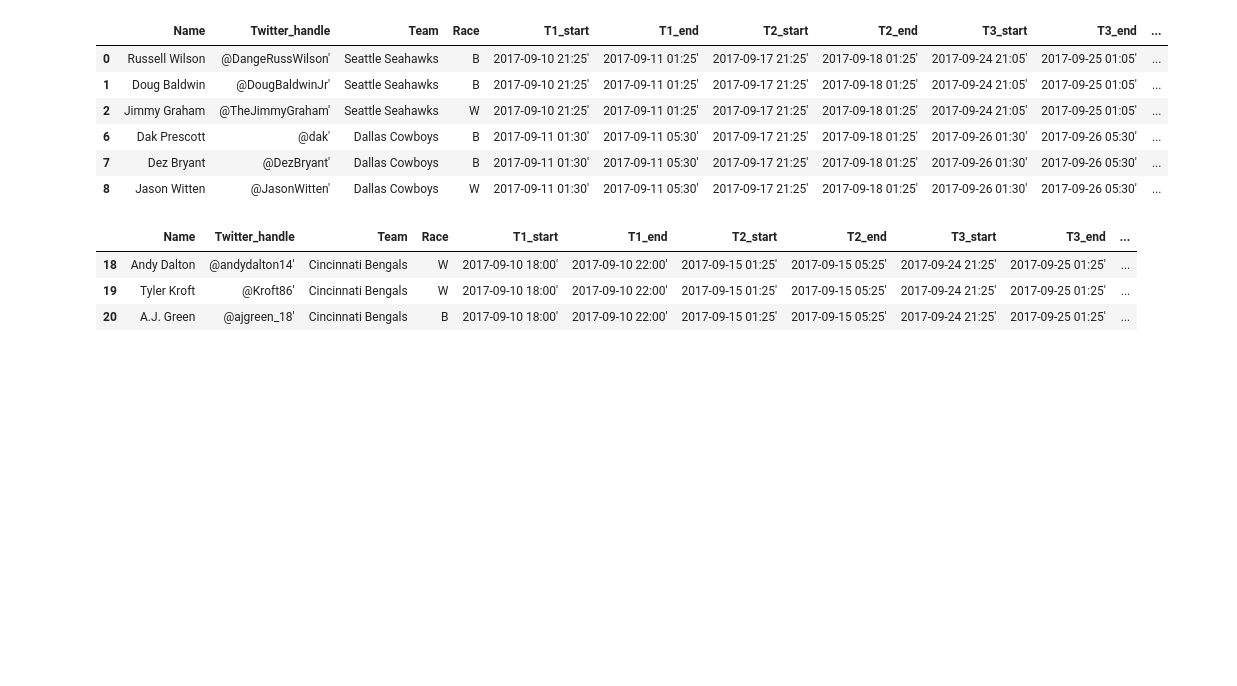
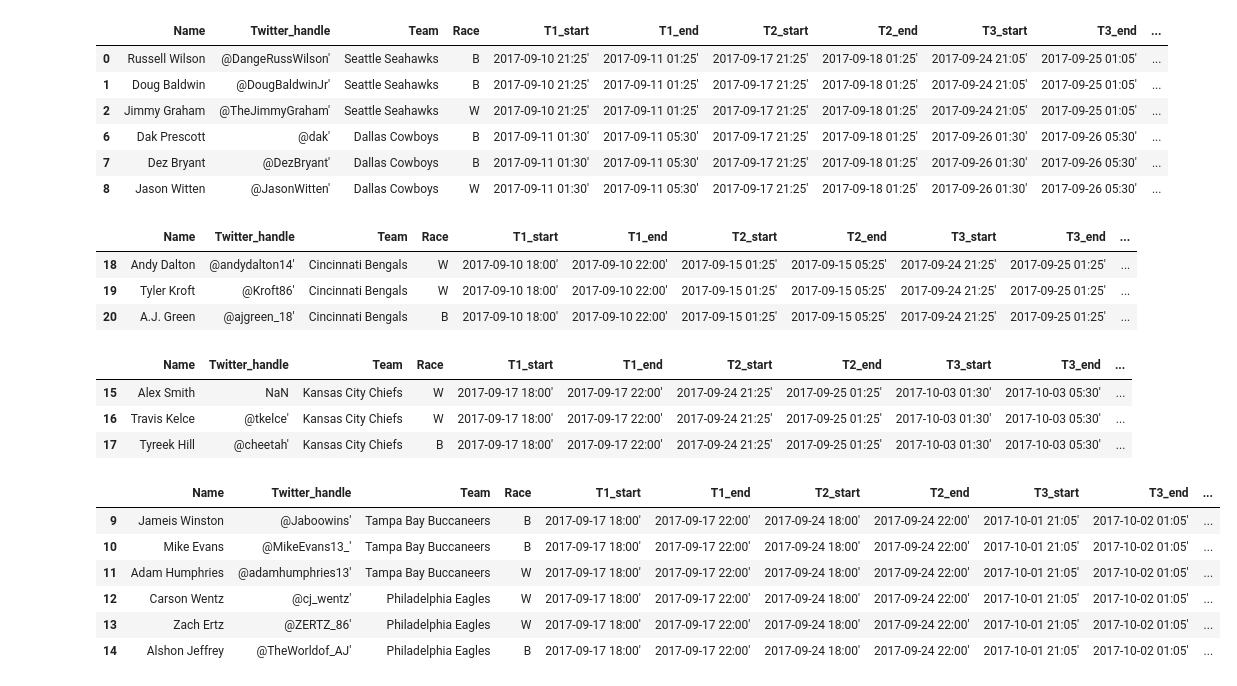
Before and after one commit to jalvord1/nfl_sentiment, a Jupyter notebook: twitter data from python/final loop.ipynb, the cells around one changed output. Drawn from its saved outputs; the diff is of its cells as text; code cells hidden in the pictures; blank space fills up the shorter version.

```diff
--- a/twitter data from python/final loop.ipynb
+++ b/twitter data from python/final loop.ipynb
@@ -137 +170,6 @@ def get_tweets(data, start, end):
     return data_tweets
+# %%
+def get_data(names):
+    data_1 = data[data.Name.isin(names)]
+
+    return data_1
@@ -380,0 +593,7 @@ T2.to_csv("~/Documents/nfl sentiment/final_data/tweets_t2_all.csv", index = Fals
+# %%
+data_t3_1
+# %% [output]
+|  | Name | Twitter_handle | Team | Race | T1_start | T1_end | T2_start | T2_end | T3_start | T3_end | ... |
+| 15 | Alex Smith | NaN | Kansas City Chiefs | W | 2017-09-17 18:00' | 2017-09-17 22:00' | 2017-09-24 21:25' | 2017-09-25 01:25' | 2017-10-03 01:30' | 2017-10-03 05:30' | ... |
+| 16 | Travis Kelce | @tkelce' | Kansas City Chiefs | W | 2017-09-17 18:00' | 2017-09-17 22:00' | 2017-09-24 21:25' | 2017-09-25 01:25' | 2017-10-03 01:30' | 2017-10-03 05:30' | ... |
+| 17 | Tyreek Hill | @cheetah' | Kansas City Chiefs | B | 2017-09-17 18:00' | 2017-09-17 22:00' | 2017-09-24 21:25' | 2017-09-25 01:25' | 2017-10-03 01:30' | 2017-10-03 05:30' | ... |
@@ -380,0 +612,13 @@ T2.to_csv("~/Documents/nfl sentiment/final_data/tweets_t2_all.csv", index = Fals
+# %%
+teams = ["Tampa Bay Buccaneers", "Philadelphia Eagles"]
+data_t3_2 = get_data(teams)
+# %%
+data_t3_2
+# %% [output]
+|  | Name | Twitter_handle | Team | Race | T1_start | T1_end | T2_start | T2_end | T3_start | T3_end | ... |
+| 9 | Jameis Winston | @Jaboowins' | Tampa Bay Buccaneers | B | 2017-09-17 18:00' | 2017-09-17 22:00' | 2017-09-24 18:00' | 2017-09-24 22:00' | 2017-10-01 21:05' | 2017-10-02 01:05' | ... |
+| 10 | Mike Evans | @MikeEvans13_' | Tampa Bay Buccaneers | B | 2017-09-17 18:00' | 2017-09-17 22:00' | 2017-09-24 18:00' | 2017-09-24 22:00' | 2017-10-01 21:05' | 2017-10-02 01:05' | ... |
+| 11 | Adam Humphries | @adamhumphries13' | Tampa Bay Buccaneers | W | 2017-09-17 18:00' | 2017-09-17 22:00' | 2017-09-24 18:00' | 2017-09-24 22:00' | 2017-10-01 21:05' | 2017-10-02 01:05' | ... |
+| 12 | Carson Wentz | @cj_wentz' | Philadelphia Eagles | W | 2017-09-17 18:00' | 2017-09-17 22:00' | 2017-09-24 18:00' | 2017-09-24 22:00' | 2017-10-01 21:05' | 2017-10-02 01:05' | ... |
+| 13 | Zach Ertz | @ZERTZ_86' | Philadelphia Eagles | W | 2017-09-17 18:00' | 2017-09-17 22:00' | 2017-09-24 18:00' | 2017-09-24 22:00' | 2017-10-01 21:05' | 2017-10-02 01:05' | ... |
+| 14 | Alshon Jeffrey | @TheWorldof_AJ' | Philadelphia Eagles | B | 2017-09-17 18:00' | 2017-09-17 22:00' | 2017-09-24 18:00' | 2017-09-24 22:00' | 2017-10-01 21:05' | 2017-10-02 01:05' | ... |
```
Also changed, not shown: parts of 185 cells of this notebook, 13 other files.
